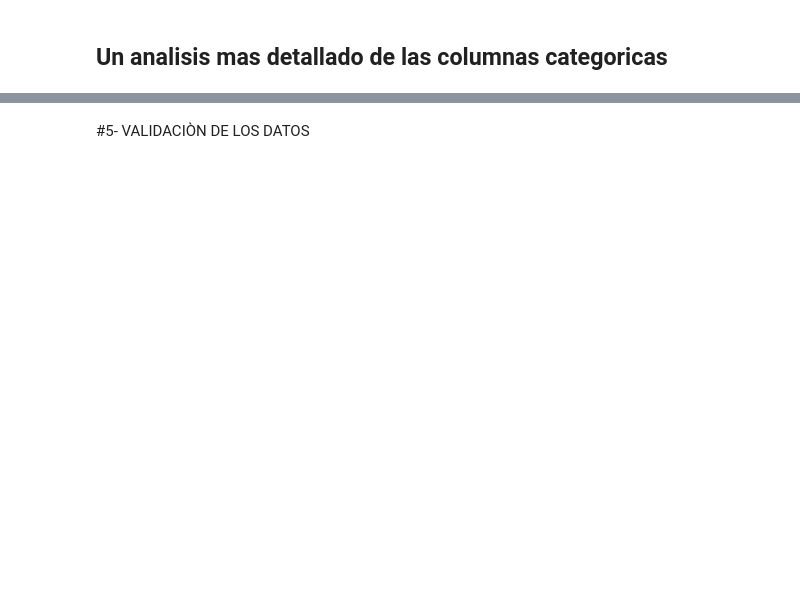
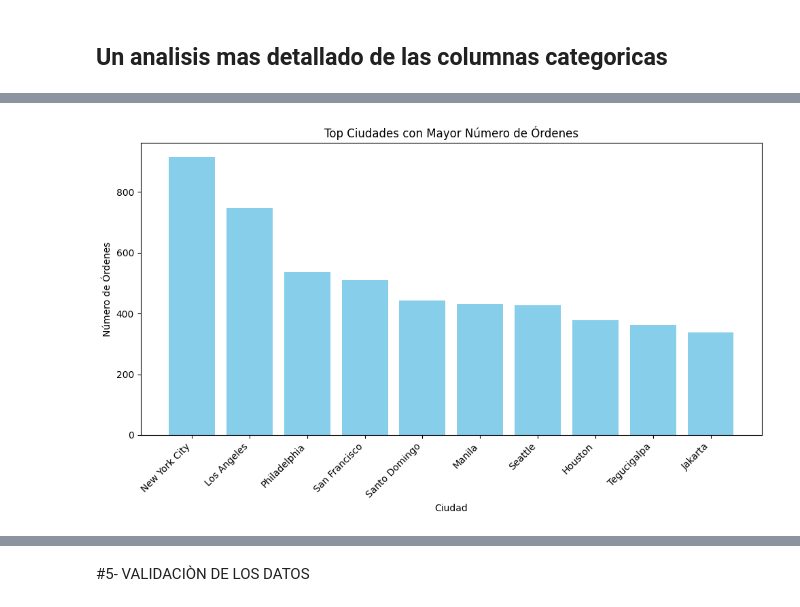
Before and after one commit to DAGP1145/Machinlearning, a Jupyter notebook: Machinelearning.ipynb, the cells around one changed output, grey strips where cells are left out. Saved outputs shown, nothing was run; the diff lists cells and outputs as text; code cells hidden in the pictures; blank space fills up the shorter version.

```diff
--- a/Machinelearning.ipynb
+++ b/Machinelearning.ipynb
@@ -377,0 +445,13 @@ Name: count, dtype: int64
+# %%
+top_cities = df['City'].value_counts().head(10)
+
+plt.figure(figsize=(10, 6))
+plt.bar(top_cities.index, top_cities.values, color='skyblue')
+plt.title('Top Ciudades con Mayor Número de Órdenes')
+plt.xlabel('Ciudad')
+plt.ylabel('Número de Órdenes')
+plt.xticks(rotation=45, ha='right')
+plt.tight_layout()
+plt.show()
+# %% [output]
+[figure, added]
```
Also changed, not shown: parts of 30 cells of this notebook.
